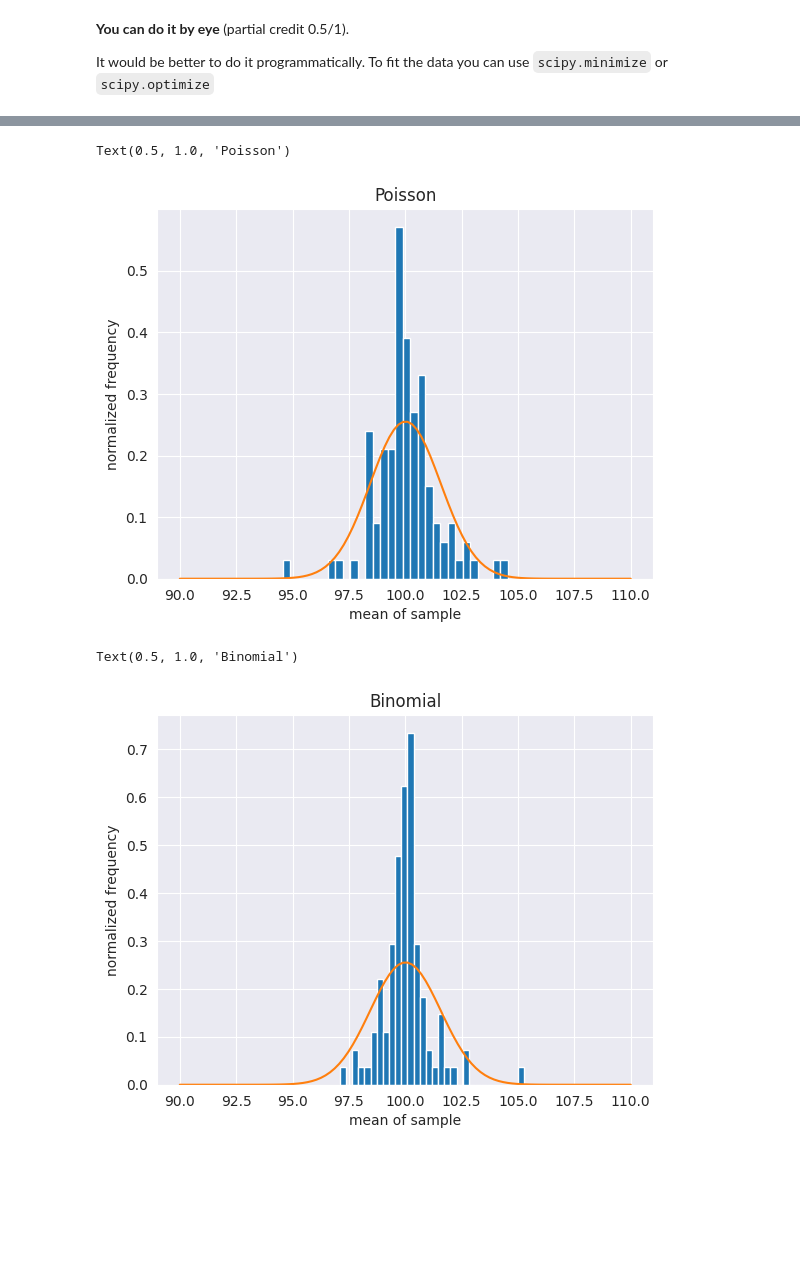
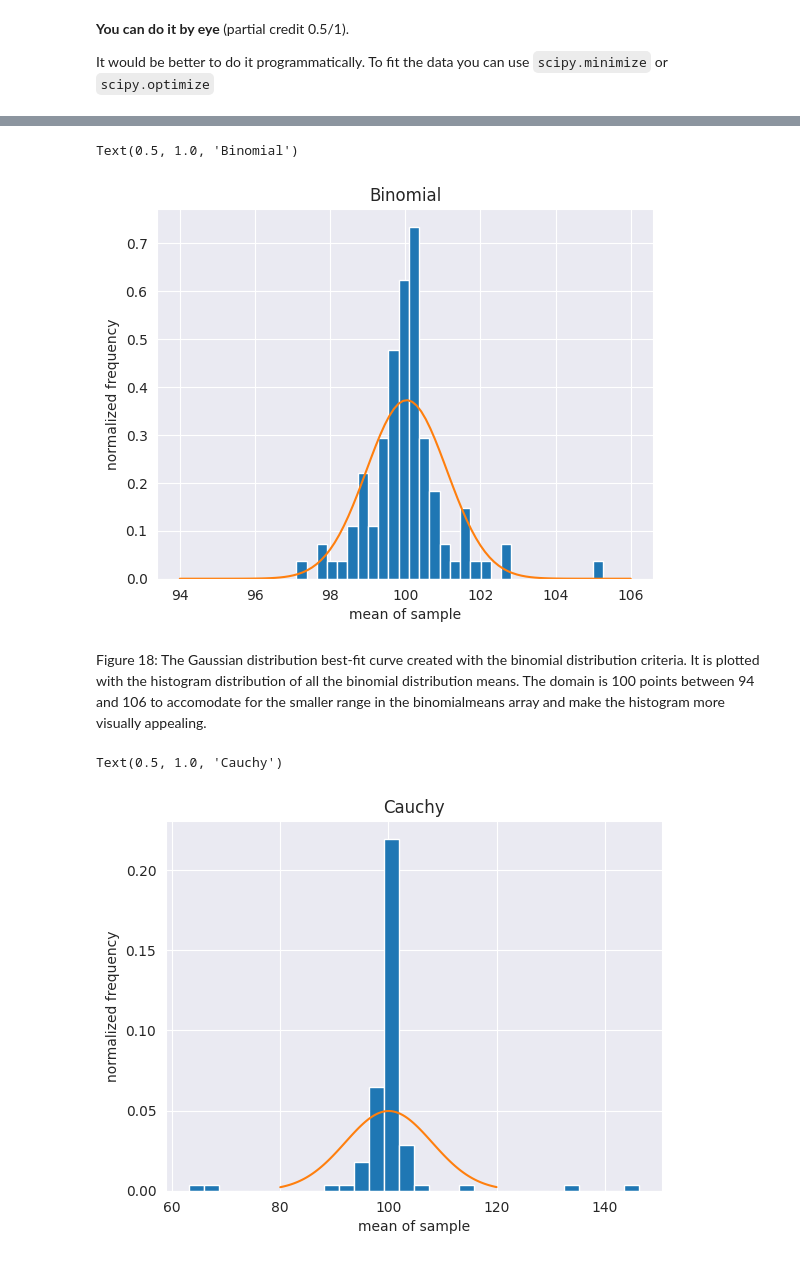
Before and after one commit to sarahdell/DSPS_SDellorco, a Jupyter notebook: hw2/Dellorco_CentralLimitTheorem.ipynb, the cells around one changed output, grey strips where cells are left out. Saved outputs shown, nothing was run; the diff lists cells and outputs as text; code cells hidden in the pictures; blank space fills up the shorter version.

```diff
--- a/hw2/Dellorco_CentralLimitTheorem.ipynb
+++ b/hw2/Dellorco_CentralLimitTheorem.ipynb
@@ -391,20 +427,26 @@ Text(0.5, 1.0, 'Normal')
 # %%
-#plotting the histogram with the Guassian curve for Poisson
-pl.hist(poissonmeans, bins = 30, density = True)
-pl.plot(domain, gauss)
+#plotting the histogram with the Guassian curve for Binomial
+pl.hist(binomialmeans, bins = 30, density = True)
+domain3=np.linspace(94,106,100)
+gauss_binomial=sp.stats.norm.pdf(domain3, np.mean(binomialmeans), np.std(binomialmeans))
+pl.plot(domain3, gauss_binomial)
 pl.xlabel("mean of sample")
 pl.ylabel("normalized frequency")
-pl.title("Poisson")
+pl.title("Binomial")
 # %% [output]
-Text(0.5, 1.0, 'Poisson')
+Text(0.5, 1.0, 'Binomial')
-[figure, old version]
+[figure, new version]
+# %% [markdown]
+Figure 18: The Gaussian distribution best-fit curve created with the binomial distribution criteria. It is plotted with the histogram distribution of all the binomial distribution means. The domain is 100 points between 94 and 106 to accomodate for the smaller range in the binomialmeans array and make the histogram more visually appealing.
 # %%
-#plotting the histogram with the Guassian curve for Binomial
-pl.hist(binomialmeans, bins = 30, density = True)
-pl.plot(domain, gauss)
+#plotting the histogram with the Guassian curve for Cauchy
+domain4=np.linspace(80,120,100)
+pl.hist(cauchymeans, bins = 30, density = True)
+gauss_cauchy=sp.stats.norm.pdf(domain4, np.mean(cauchymeans), np.std(cauchymeans))
+pl.plot(domain4, gauss_cauchy)
 pl.xlabel("mean of sample")
 pl.ylabel("normalized frequency")
-pl.title("Binomial")
+pl.title("Cauchy")
 # %% [output]
-Text(0.5, 1.0, 'Binomial')
+Text(0.5, 1.0, 'Cauchy')
-[figure, old version]
+[figure, new version]
```
Also changed, not shown: parts of 21 cells of this notebook.
